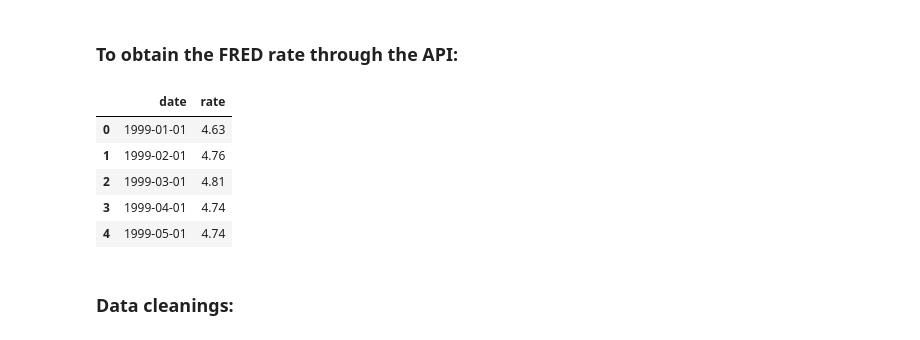
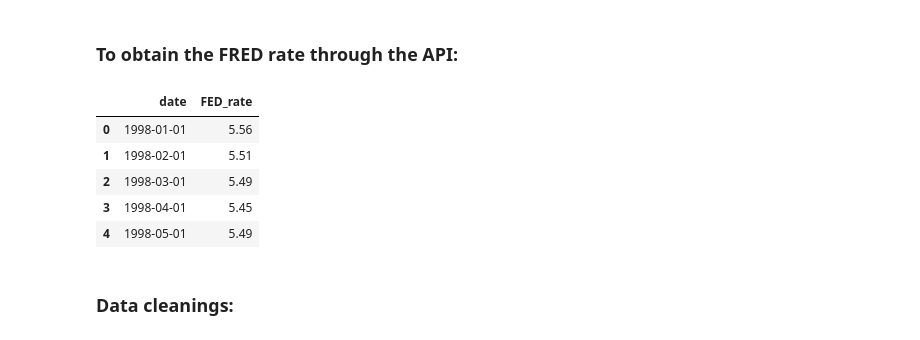
Before and after one commit to stormwhale/Academics, a Jupyter notebook: 608 storytelling and visualization/project2/Story2_can_FED_control_inflation.ipynb, the cells around one changed output. Cells and saved outputs as stored; diff of their text form; code cells hidden in the pictures.

```diff
--- a/608 storytelling and visualization/project2/Story2_can_FED_control_inflation.ipynb
+++ b/608 storytelling and visualization/project2/Story2_can_FED_control_inflation.ipynb
@@ -63,34 +78,34 @@ df.to_csv('bls.csv', index = False)
 # %%
 import requests
 import pandas as pd
 key = 'ffe6dec1e433657d45d1cdd6362aa518'
 
 url = 'https://api.stlouisfed.org/fred/series/observations?'
 
 params = {
     'series_id': 'FEDFUNDS',
     'file_type': 'json',
     'api_key': key,
-    'observation_start': '1999-01-01',
+    'observation_start': '1998-01-01',
     'observation_end': '2024-12-01',
     'frequency': 'm'
 }
 
 response = requests.get(url, params=params)
 data = response.json()
 
 #Import to pandas dataframe:
 FED_df = pd.DataFrame(data['observations'])
 FED_df = FED_df[['date', 'value']]
-FED_df.rename(columns={'value': 'rate'}, inplace=True)
+FED_df.rename(columns={'value': 'FED_rate'}, inplace=True)
 FED_df.head()
 # %% [output]
-|  | date | rate |
-| 0 | 1999-01-01 | 4.63 |
-| 1 | 1999-02-01 | 4.76 |
-| 2 | 1999-03-01 | 4.81 |
-| 3 | 1999-04-01 | 4.74 |
-| 4 | 1999-05-01 | 4.74 |
+|  | date | FED_rate |
+| 0 | 1998-01-01 | 5.56 |
+| 1 | 1998-02-01 | 5.51 |
+| 2 | 1998-03-01 | 5.49 |
+| 3 | 1998-04-01 | 5.45 |
+| 4 | 1998-05-01 | 5.49 |
 # %% [markdown]
 ### Data cleanings:
 # %%
```
Also changed, not shown: parts of 20 cells of this notebook.
